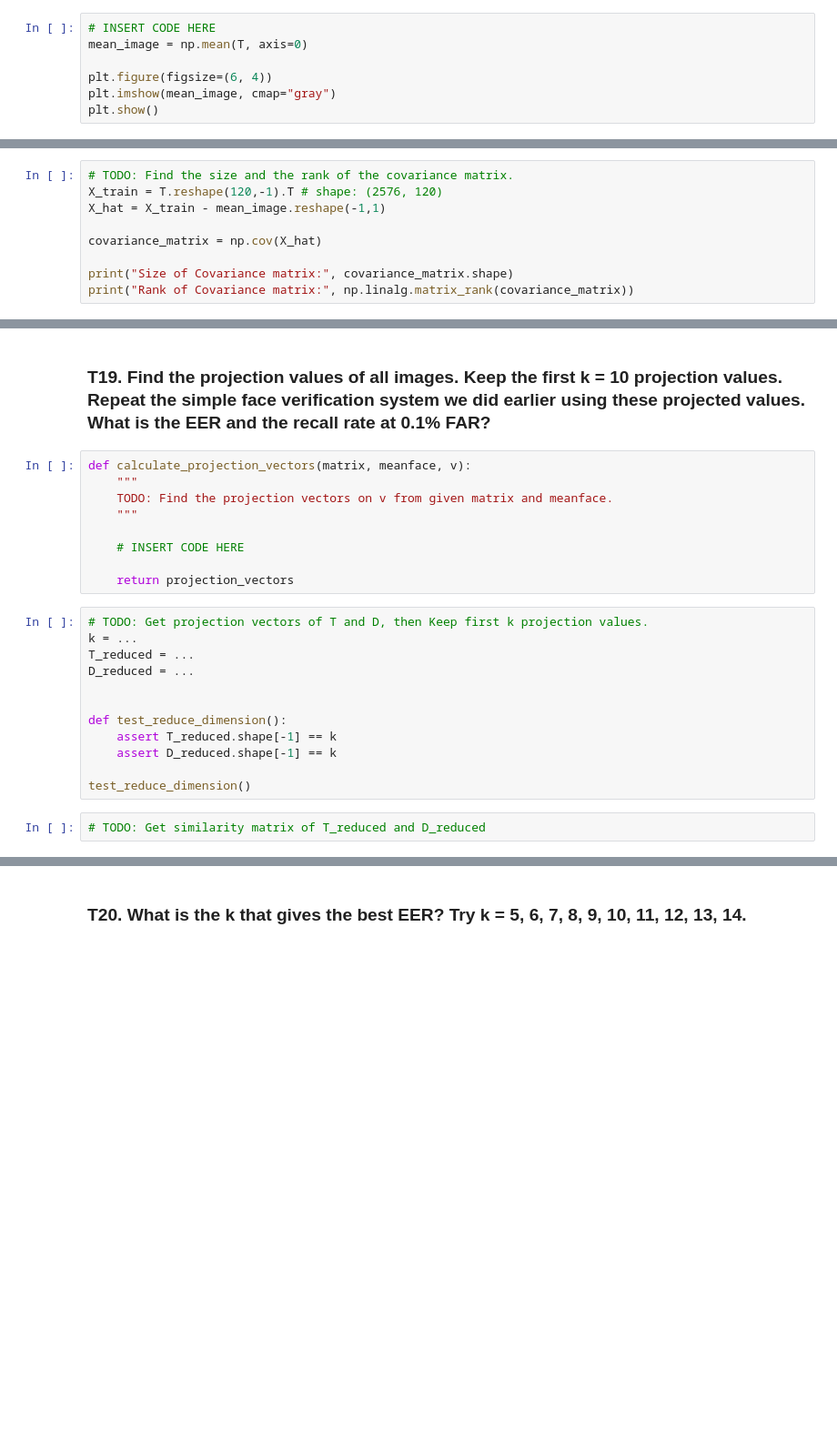
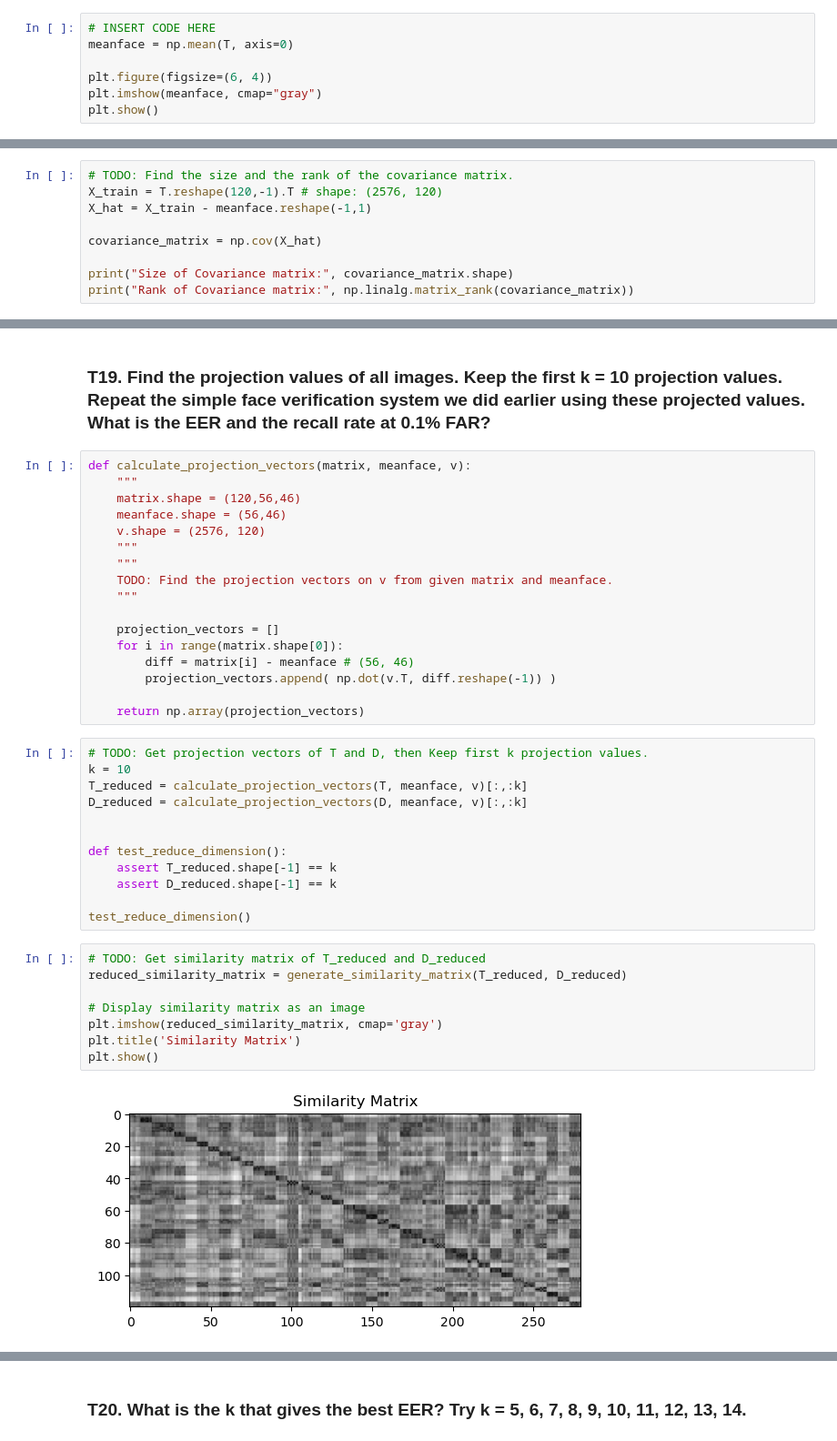
Before and after one commit to pupipatsk/Pattern-Recognition, a Jupyter notebook: HW/HW03/HW03.ipynb, the cells around one changed output, grey strips where cells are left out. Shown at 91% size. Drawn from its saved outputs; the diff is of its cells as text; blank space fills up the shorter version.

```diff
--- a/HW/HW03/HW03.ipynb
+++ b/HW/HW03/HW03.ipynb
@@ -604,10 +606,10 @@ Recall rate at 0.1% FAR: 0.5428571428571428
 ### T11. Compute the mean vector from the training images. Show the vector as an image (use numpy.reshape()). This is typically called the meanface (or meanvoice for speech signals). You answer should look exactly like the image shown below.
 # %%
 # INSERT CODE HERE
-mean_image = np.mean(T, axis=0)
+meanface = np.mean(T, axis=0)
 
 plt.figure(figsize=(6, 4))
-plt.imshow(mean_image, cmap="gray")
+plt.imshow(meanface, cmap="gray")
 plt.show()
 # %% [output]
 [figure]
@@ -616,7 +618,7 @@ plt.show()
 # %%
 # TODO: Find the size and the rank of the covariance matrix.
 X_train = T.reshape(120,-1).T # shape: (2576, 120)
-X_hat = X_train - mean_image.reshape(-1,1)
+X_hat = X_train - meanface.reshape(-1,1)
 
 covariance_matrix = np.cov(X_hat)
 
@@ -821,18 +821,26 @@ show_eigenvectors_as_images(v.T, num_images=10)
 ### T19. Find the projection values of all images. Keep the first k = 10 projection values. Repeat the simple face verification system we did earlier using these projected values. What is the EER and the recall rate at 0.1% FAR?
 # %%
 def calculate_projection_vectors(matrix, meanface, v):
+    """
+    matrix.shape = (120,56,46)
+    meanface.shape = (56,46)
+    v.shape = (2576, 120)
+    """
     """
     TODO: Find the projection vectors on v from given matrix and meanface.
     """
 
-    # INSERT CODE HERE
+    projection_vectors = []
+    for i in range(matrix.shape[0]):
+        diff = matrix[i] - meanface # (56, 46)
+        projection_vectors.append( np.dot(v.T, diff.reshape(-1)) )
 
-    return projection_vectors
+    return np.array(projection_vectors)
 # %%
 # TODO: Get projection vectors of T and D, then Keep first k projection values.
-k = ...
-T_reduced = ...
-D_reduced = ...
+k = 10
+T_reduced = calculate_projection_vectors(T, meanface, v)[:,:k]
+D_reduced = calculate_projection_vectors(D, meanface, v)[:,:k]
 
 
 def test_reduce_dimension():
@@ -842,3 +850,11 @@ def test_reduce_dimension():
 test_reduce_dimension()
 # %%
 # TODO: Get similarity matrix of T_reduced and D_reduced
+reduced_similarity_matrix = generate_similarity_matrix(T_reduced, D_reduced)
+
+# Display similarity matrix as an image
+plt.imshow(reduced_similarity_matrix, cmap='gray')
+plt.title('Similarity Matrix')
+plt.show()
+# %% [output]
+[figure, added]
```
Also changed, not shown: parts of 9 cells of this notebook.
